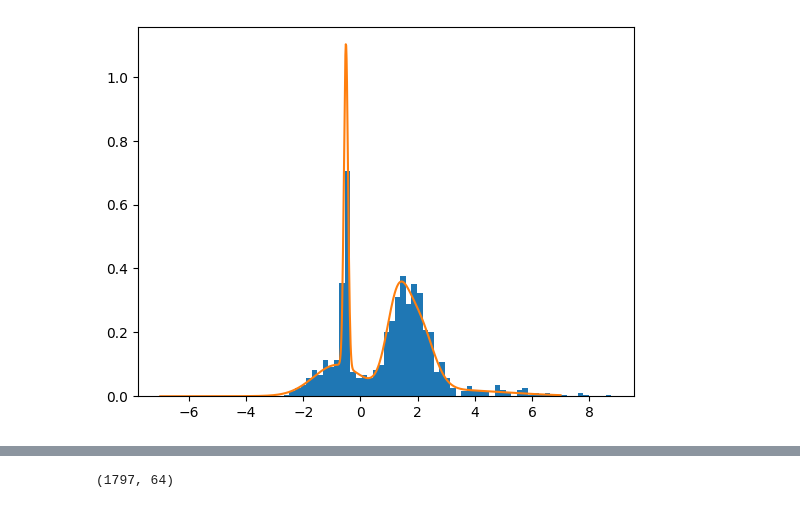
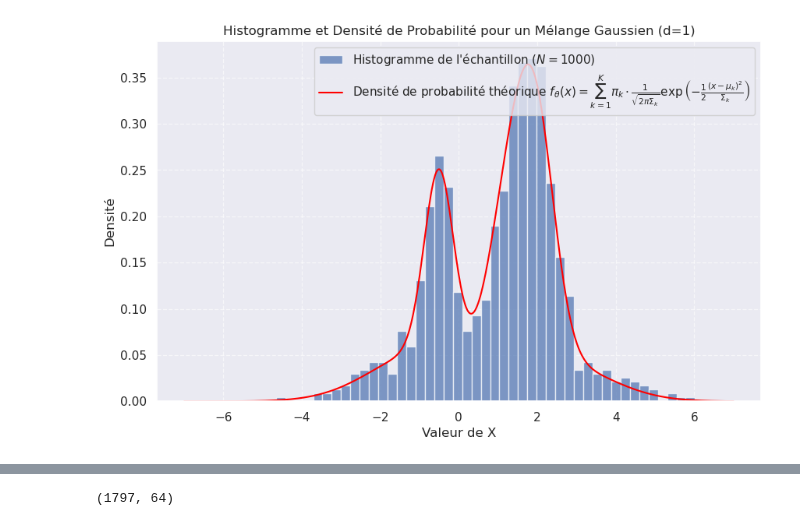
Before and after one commit to KpihX/gauss-gen, a Jupyter notebook: Gauss-Gen.ipynb, the cells around one changed output, grey strips where cells are left out. Drawn from its saved outputs; the diff is of its cells as text; code cells hidden in the pictures.

```diff
--- a/Gauss-Gen.ipynb
+++ b/Gauss-Gen.ipynb
@@ -11,17 +12,0 @@ def simulation_X(K, theta, n):
-# %%
-# def pdf_X_1D(x, theta):
-#     # print("*", 1 / (np.sqrt(2 * np.pi * theta[2])))
-#     return np.sum(theta[0] * 1 / (np.sqrt(2 * np.pi * theta[2])) * np.exp(-1/2 * (x - theta[1]) ** 2 / theta[2]))
-
-def pdf_X(x, theta:tuple[np.ndarray]):
-    return theta[0].dot(np.array([sps.multivariate_normal(theta[1][k], theta[2][k]).pdf(x) for k in range(len(theta[0]))]))
-
-# def pdf_X2(x, theta):
-#     d = x.shape[0]
-#     diff = x - theta[1]
-#     exp_fact = np.exp(-0.5 * np.array([d.T @ sigma @ d for d, sigma in zip(diff, np.linalg.inv(theta[2]))]))_çik;
-#     # print("**", x, "*", theta[1], "\n***", diff)
-#     # print("*", diff.T.shape)
-#     # print("*", np.linalg.inv(theta[2]).shape)
-#     # print("*", diff.shape)
-#     return np.sum(theta[0] * 1 / ((2 * np.pi) ** (d/2) * np.sqrt(np.linalg.det(theta[2]))) * exp_fact)
@@ -28,23 +33,71 @@ def pdf_X(x, theta:tuple[np.ndarray]):
 # %%
+def simulation_X(K: int, theta: tuple[np.ndarray, np.ndarray, np.ndarray], n: int) -> tuple[np.ndarray, np.ndarray]:
+    """Génère n réalisations i.i.d. d'un mélange gaussien."""
+    pi, mu, sigma = theta
+    simul_Z = npr.choice(range(K), p=pi, size=n)
+    X_samples = np.array([
+        sps.multivariate_normal(mu[z], sigma[z]).rvs()
+        for z in simul_Z
+    ])
+    return X_samples, simul_Z
+
+def pdf_X(X: np.ndarray | np.ndarray[np.ndarray], theta: tuple[np.ndarray, np.ndarray, np.ndarray]) -> float | np.ndarray:
+    """Calcule la densité de probabilité f_theta(x) pour un mélange gaussien."""
+    pi, mu, sigma = theta
+    component_pdfs = np.array([
+        sps.multivariate_normal(mu[k], sigma[k]).pdf(X)
+        for k in range(len(pi))
+    ])
+    return np.dot(pi, component_pdfs)
+
+""" Paramètres du modèle et génération """
 d = 1
 K = 5
 np.random.seed(0)
-Pi = np.random.dirichlet(np.ones(K))
-print("Pi:", Pi)
-Mu = np.random.randn(K, 1)
-print("Mu:", Mu)
-Sigma = np.array([np.random.uniform(0, abs(mu)**2, size=(1,1)) for mu in Mu])
-print("Sigma:", Sigma)
+
+# Génération des poids des composantes (Pi).
+# np.random.dirichlet(np.ones(K)) génère un vecteur de probabilités Pi
+# où chaque élément est tiré d'une distribution de Dirichlet avec des paramètres alpha_i = 1.
+# Cela assure que la somme des poids est 1, et qu'ils sont tous positifs,
+# ce qui est essentiel pour une distribution de probabilité.
+Pi = npr.dirichlet(np.ones(K))
+print("Pi: ", Pi)
+
+Mu = npr.randn(K, d)
+print("Mu:\n", Mu)
+
+# Génération des matrices de covariance (Sigma).
+# Pour une dimension d=1, la matrice de covariance est un scalaire (la variance).
+# np.diag est utilisé ici pour créer une matrice diagonale à partir de scalaires générés.
+# Pour d > 1, cela produirait des matrices de covariance diagonales, simplifiant le modèle
+# et assurant la positivité des variances.
+Sigma = np.array([np.diag(npr.uniform(0.1, 2, size=d)) for _ in range(K)])
+print("Sigma:\n", Sigma)
+
 theta = (Pi, Mu, Sigma)
 
+""" Simulation """
 N = 1000
-b = int(N ** (1./3.)) * 7
 X_samples, Z_samples = simulation_X(K, theta, N)
-# print("X samples: ", X_samples)
-# print("Z samples: ", Z_samples)
 
-plt.hist(X_samples, density=True, label=f"Echantillon de X de taille {N}", bins=b)
+""" Tracé (effectué uniquement dans le cas d=1) """
+if d == 1:
+    X_min, X_max = -7, 7
+    X_samples = X_samples.flatten()
+    num_bins = int(N ** (1./3.)) * 5
 
-X = np.linspace(-7, 7, 1000).reshape(1000, 1)
-plt.plot(X, np.array([pdf_X(x, theta) for x in X]), label="Densité de probabilité de X")
+    plt.figure(figsize=(10, 6))
+
+    plt.hist(X_samples, density=True, label=f"Histogramme de l'échantillon ($N={N}$)", bins=num_bins, alpha=0.7)
+
+    x_plot = np.linspace(X_min, X_max, 500)
+    pdf_values = pdf_X(x_plot, theta)
+
+    plt.plot(x_plot, pdf_values, label=r"Densité de probabilité théorique $f_\theta(x) = \sum_{k=1}^{K} \pi_k \cdot \frac{1}{\sqrt{2\pi \Sigma_k}} \exp\left( -\frac{1}{2}\frac{(x - \mu_k)^2}{\Sigma_k} \right)$", color='red')
+    plt.title(f"Histogramme et Densité de Probabilité pour un Mélange Gaussien (d={d})")
+    plt.xlabel("Valeur de X")
+    plt.ylabel("Densité")
+    plt.legend()
+    plt.grid(True, linestyle='--', alpha=0.6)
+    plt.show()
 # %% [output]
@@ -67 +121 @@ Sigma: [[[6.57343766e-01]]
-[figure, old version]
+[figure, new version]
```
Also changed, not shown: parts of 41 cells of this notebook, 2 other files.
